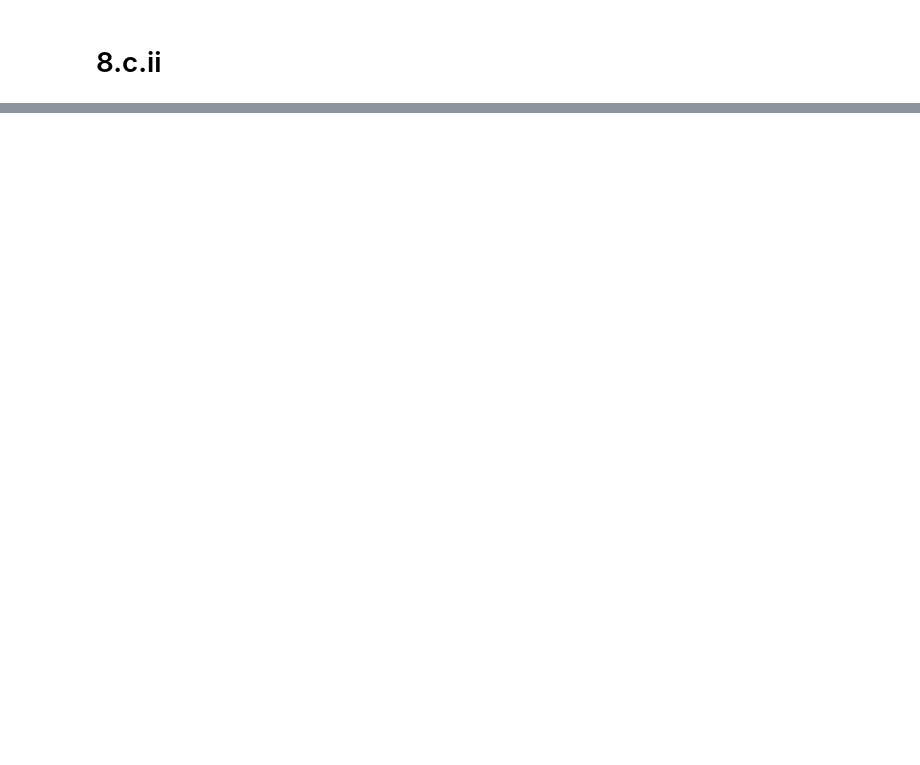
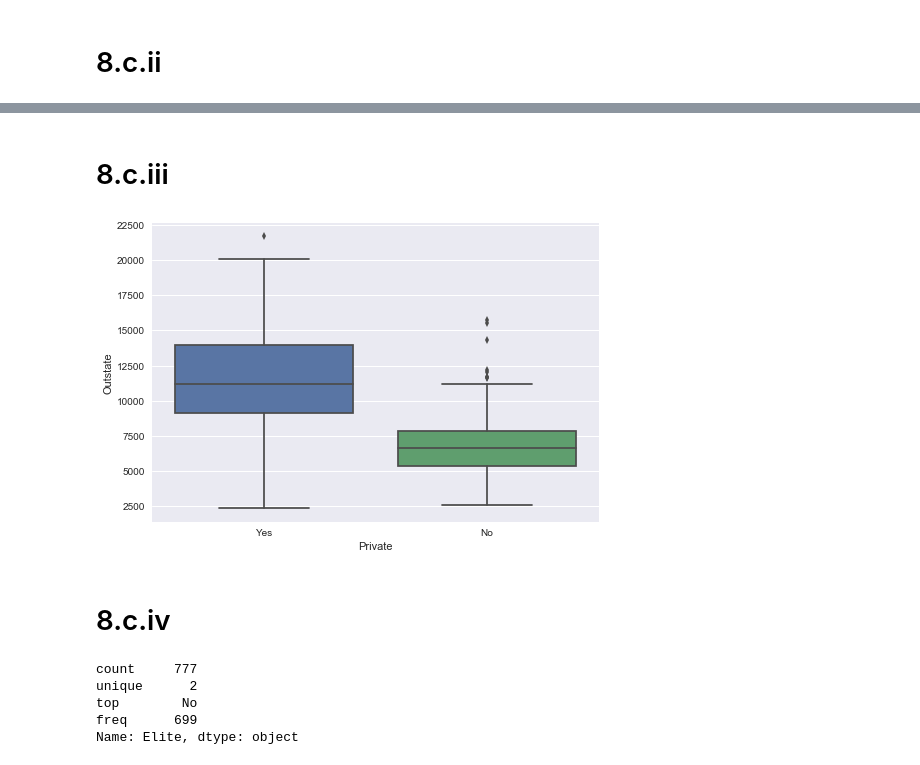
Before and after one commit to emredjan/ISL-python, a Jupyter notebook: exercises/exercises_2.4_introduction.ipynb, the cells around one changed output, grey strips where cells are left out. Saved outputs shown, nothing was run; the diff lists cells and outputs as text; code cells hidden in the pictures; blank space fills up the shorter version.

```diff
--- a/exercises/exercises_2.4_introduction.ipynb
+++ b/exercises/exercises_2.4_introduction.ipynb
@@ -86,0 +85,19 @@ KeyError: 1
+# %% [markdown]
+# 8.c.iii
+# %%
+sns.boxplot(x='Private', y='Outstate', data=college);
+# %% [output]
+[figure, added]
+# %% [markdown]
+# 8.c.iv
+# %%
+# add new column with default value and set it 'Yes' based on another column
+college['Elite'] = 'No'
+college.loc[college['Top10perc'] > 50, 'Elite'] = 'Yes'
+college['Elite'].describe()
+# %% [output]
+count     777
+unique      2
+top        No
+freq      699
+Name: Elite, dtype: object
```
Also changed, not shown: parts of 44 cells of this notebook, 2 other files.
